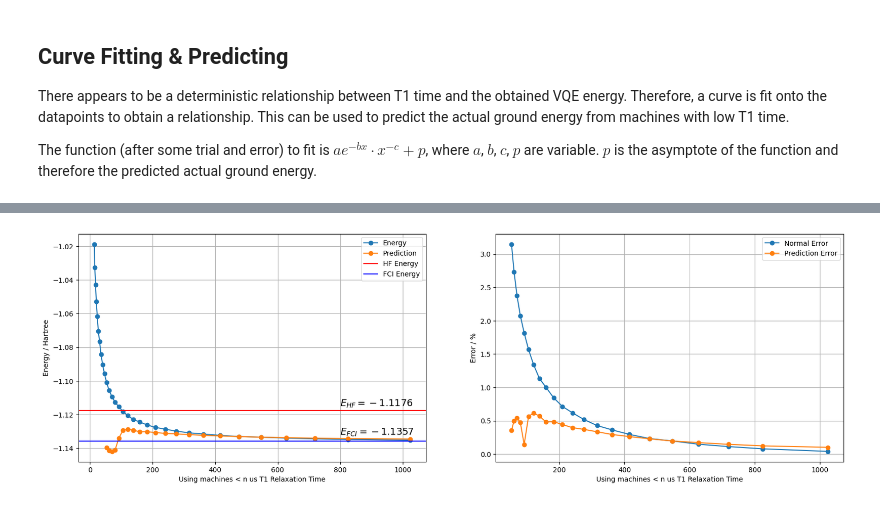
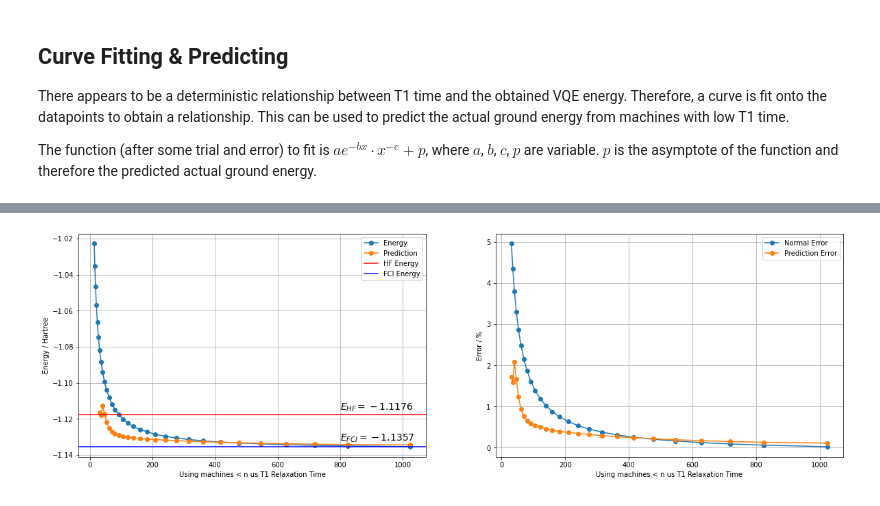
Before and after one commit to TheTrustyPwo/Hydrogen, a Jupyter notebook: better.ipynb, the cells around one changed output, grey strips where cells are left out. Saved outputs shown, nothing was run; the diff lists cells and outputs as text; code cells hidden in the pictures.

```diff
--- a/better.ipynb
+++ b/better.ipynb
@@ -294,9 +395,11 @@ for x in tqdm(distances, desc="Calculating energies"):
     molecule = h2(x)
     scf_energy.append(molecule.e_hf)
 
-    theta = np.random.uniform(0, 2 * np.pi, ntheta)
-    result = minimize(energy, theta, args=(x, circuit), method="BFGS", options={'maxiter': 100})
-    vqe_energy.append(result.fun)
+    hamiltonian = parity_mapped_hamiltonian(molecule)
+    vqe = models.VQE(uccsd_circuit, hamiltonian)
+    initial_parameters = np.random.uniform(0, 2 * np.pi, len(uccsd_circuit.get_parameters()))
+    best, params, extra = vqe.minimize(initial_parameters, method="SLSQP", compile=False)
+    vqe_energy.append(best)
 
 scf_energy = np.array(scf_energy)
 vqe_energy = np.array(vqe_energy)
@@ -351,7 +452,7 @@ Note regarding data in `energy_acc_qibo2.csv`:
 - `ucc_energy_25` - `ucc_energy_38`: `x_max_iter = 6` in `optimize`, using `UCC` ansatz
 - `ucc_energy_39` - `ucc_energy_48`: `max(it, 6) if it <= 10 else max(20 - it, 6)` in `optimize`, using `XYZ2F` ansatz
 # %%
-for i in range(41, 51):
+for i in range(49, 50):
     accuracies = np.concatenate((np.logspace(0, 12, num=50, base=1.75)[19:], np.array([1024])))
     vqe_energies, bond_lengths = [], []
     for accuracy in tqdm(accuracies, desc="Evaluating simulation"):
@@ -367,8 +468,10 @@ for i in range(41, 51):
 
         noise_model = IBMQNoiseModel()
         noise_model.from_dict(parameters)
-        noisy_circuit = noise_model.apply(circuit)
+        noisy_circuit = noise_model.apply(uccsd_circuit)
         noisy_circuit.density_matrix = True
+
+        print(energy([3.14,3.14,0.7], noisy_circuit))
 
         vqe_energy, x, _, _, _ = optimize(noisy_circuit)
         vqe_energies.append(vqe_energy)
@@ -411,8 +511,8 @@ def replace_outliers(row):
     row_cleaned = row.apply(lambda x: row_mean if abs(x - row_mean) > threshold else x)
     return row_cleaned
 
-all_columns = [f'ucc_energy_{i}' for i in range(1, 49)]
-using_columns = [f'ucc_energy_{i}' for i in range(1, 38)]
+all_columns = [f'ucc_energy_{i}' for i in range(1, 50)]
+using_columns = [f'ucc_energy_{i}' for i in range(49, 50)]
 df[all_columns] = df[all_columns].apply(replace_outliers, axis=1)
 
 accuracies = np.concatenate((np.logspace(0, 12, num=50, base=1.75)[19:], np.array([1024])))
@@ -447,6 +547,6 @@ R2 Score: 0.9998309159369421
 # %%
 guesses, pred_errors, normal_errors = [], [], []
-for limit in range(10, 32):
+for limit in range(6, 32):
     _, (_, _, _, p), _ = fit_noise_curve(accuracies[:limit], vqe_energies[:limit])
     guesses.append(p)
     pred_error = percentage_error(p, E_FCI)
@@ -458,30 +558,30 @@ guesses = np.array(guesses)
 # %%
 fig = plt.figure()
 fig.set_figheight(6)
 fig.set_figwidth(20)
 
 ax1 = fig.add_subplot(121)
 ax1.plot(accuracies, vqe_energies, 'o-', label="Energy")
-ax1.plot(accuracies[10:], guesses, 'o-', label="Prediction")
+ax1.plot(accuracies[6:], guesses, 'o-', label="Prediction")
 ax1.text(800, -1.115, E_HF_STR, fontsize=14)
 ax1.text(800, -1.132, E_FCI_STR, fontsize=14)
 ax1.axhline(y=E_HF, color='r', label="HF Energy")
 ax1.axhline(y=E_FCI, color='b', label="FCI Energy")
 ax1.set_xlabel('Using machines < n us T1 Relaxation Time')
 ax1.set_ylabel('Energy / Hartree')
 ax1.grid(True)
 ax1.legend()
 
 ax2 = fig.add_subplot(122)
-ax2.plot(accuracies[10:], normal_errors, 'o-', label='Normal Error')
-ax2.plot(accuracies[10:], pred_errors, 'o-', label='Prediction Error')
+ax2.plot(accuracies[6:], normal_errors, 'o-', label='Normal Error')
+ax2.plot(accuracies[6:], pred_errors, 'o-', label='Prediction Error')
 ax2.set_xlabel('Using machines < n us T1 Relaxation Time')
 ax2.set_ylabel('Error / %')
 ax2.grid(True)
 ax2.legend()
 
 plt.show()
 # %% [output]
-[figure, old version]
+[figure, new version]
 # %%
 # Enter the T1 relaxation time of your quantum computers
```
Also changed, not shown: parts of 27 cells of this notebook, 1 other file.
